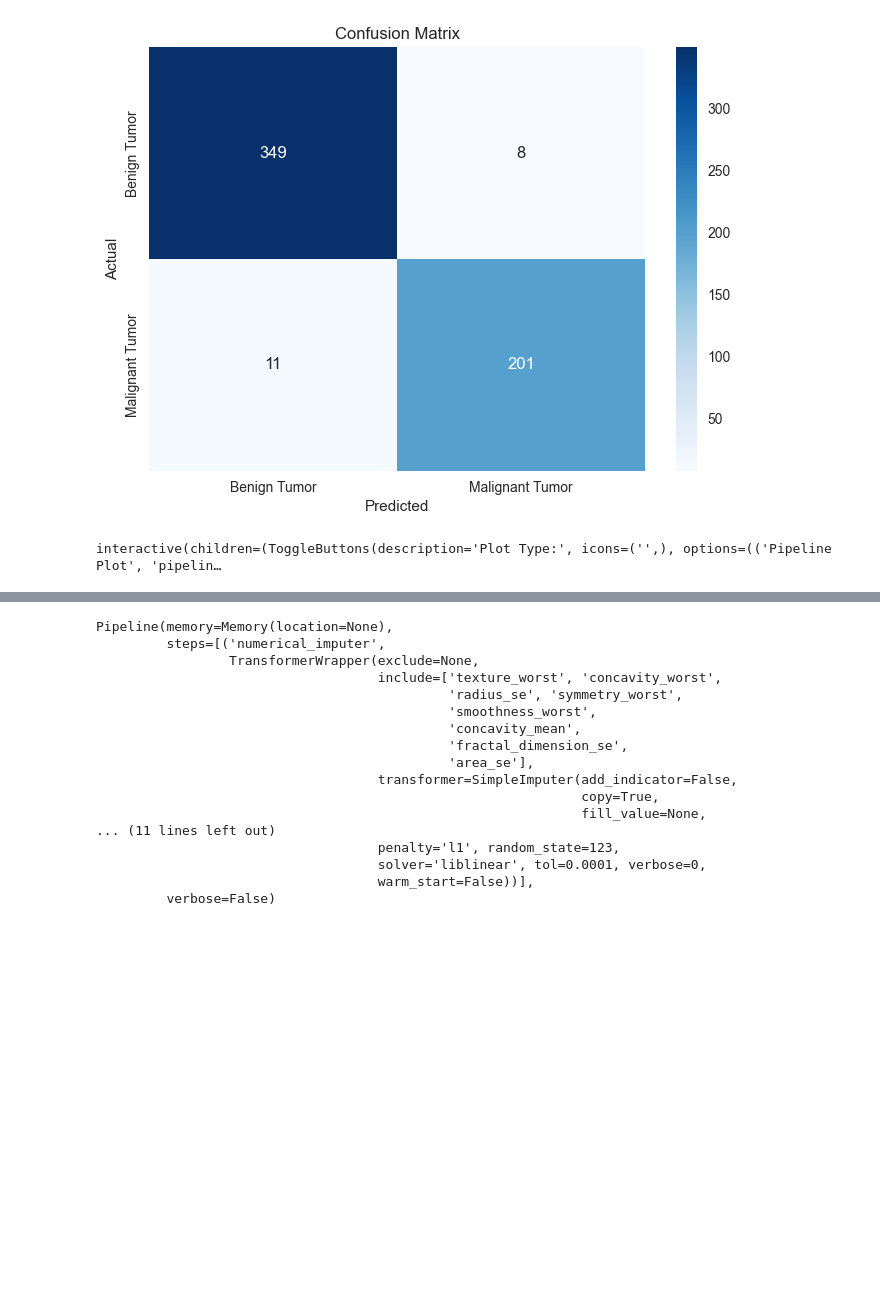
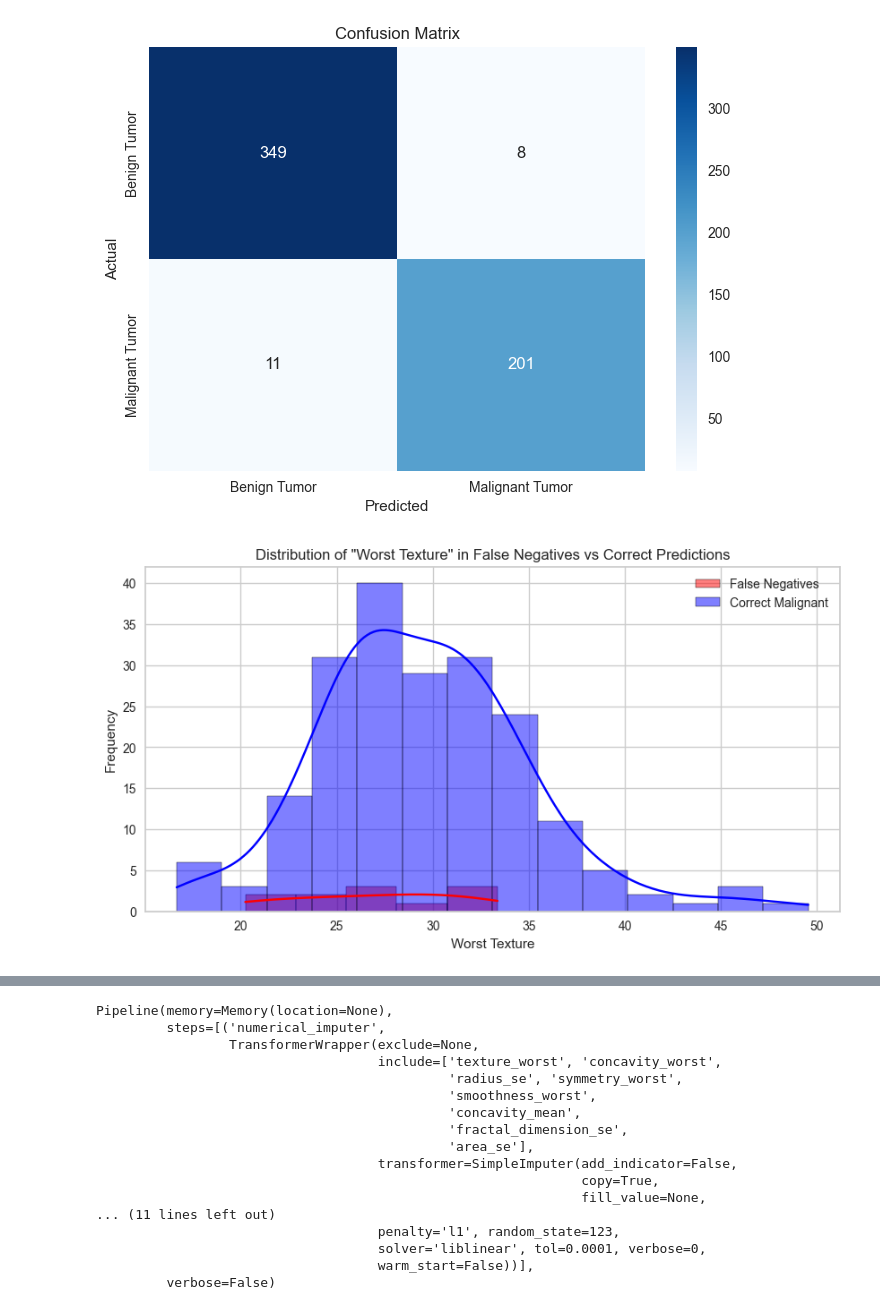
Before and after one commit to sthoran/BreastCancerClassifier, a Jupyter notebook: data_visu_and_pipeline.ipynb, the cells around one changed output, grey strips where cells are left out. Saved outputs shown, nothing was run; the diff lists cells and outputs as text; code cells hidden in the pictures; blank space fills up the shorter version.

```diff
--- a/data_visu_and_pipeline.ipynb
+++ b/data_visu_and_pipeline.ipynb
@@ -423,10 +423,23 @@ plt.xlabel('Predicted')
 plt.ylabel('Actual')
 plt.title('Confusion Matrix')
 plt.show()
+
+# false positives and false negatives
+false_positives = results_lr[(true_value == 0) & (pred_value == 1)]
+false_negatives = results_lr[(true_value == 1) & (pred_value == 0)]
 # %% [output]
 [figure]
-# %%
-# #Displays an interactive dashboard to evaluate the performance of a trained machine learning model
-evaluate_model(grid_search_lr)
-# %% [output]
-interactive(children=(ToggleButtons(description='Plot Type:', icons=('',), options=(('Pipeline Plot', 'pipelin…
+# %%
+# Plot histograms to compare the distribution of "worst texture" in false negatives vs correct predictions
+plt.figure(figsize=(10, 5))
+
+sns.histplot(false_negatives['texture_worst'], color='red', label='False Negatives', kde=True)
+correct_malignant = results_lr[(true_value == 1) & (pred_value == 1)]
+sns.histplot(correct_malignant['texture_worst'], color='blue', label='Correct Malignant', kde=True)
+plt.title('Distribution of "Worst Texture" in False Negatives vs Correct Predictions')
+plt.xlabel('Worst Texture')
+plt.ylabel('Frequency')
+plt.legend()
+plt.show()
+# %% [output]
+[figure, added]
```
Also changed, not shown: parts of 4 cells of this notebook.
